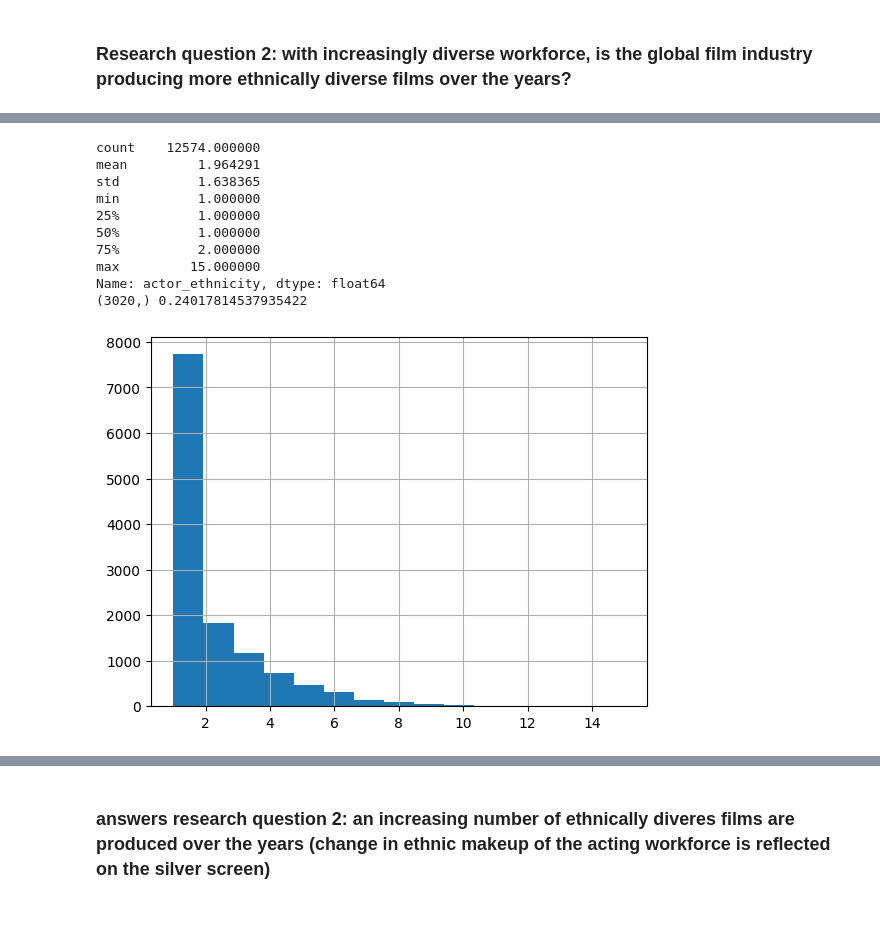
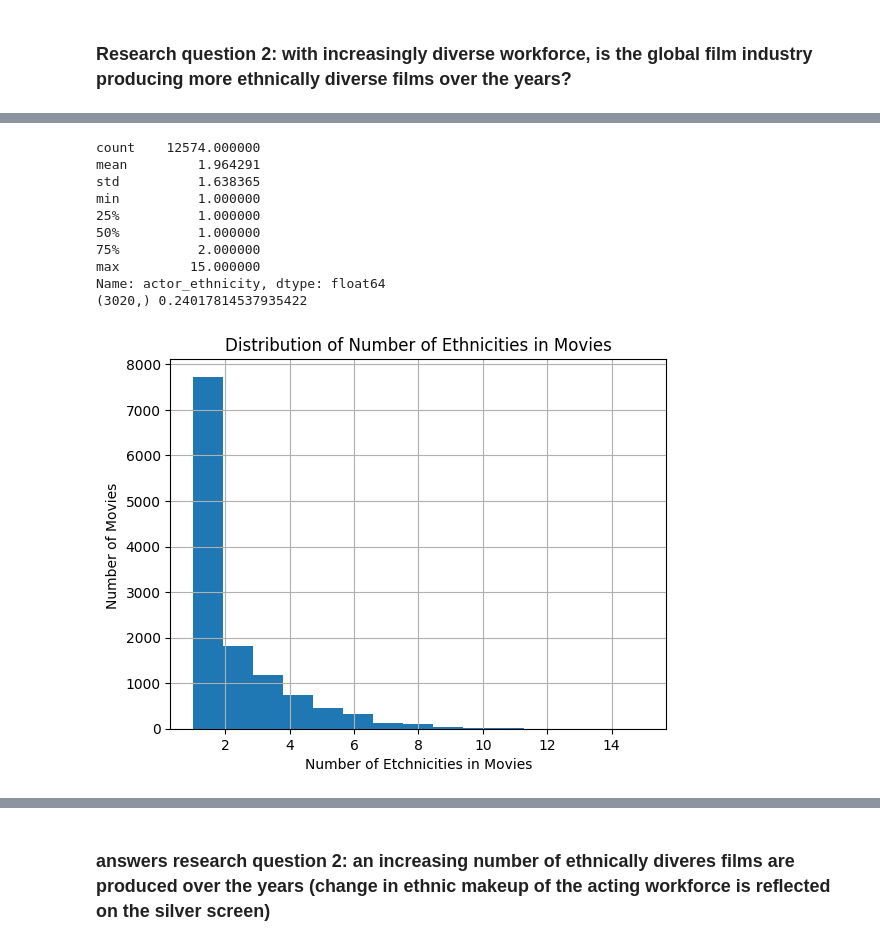
Before and after one commit to epfl-ada/ada-2023-project-zalix, a Jupyter notebook: project_milestone2.ipynb, the cells around one changed output, grey strips where cells are left out. Drawn from its saved outputs; the diff is of its cells as text; code cells hidden in the pictures; blank space fills up the shorter version.

```diff
--- a/project_milestone2.ipynb
+++ b/project_milestone2.ipynb
@@ -521,33 +521,35 @@ Name: averageRating, dtype: float64
 # %%
 # calculate number of ethnicities per film
 # NOTE: missing values in ethnicity column are ignored
 num_ethnicities_by_movie = movies_ratings_characters.groupby('wikipedia_movie_ID')['actor_ethnicity'].nunique()
 # NOTE fill with 1 if no actor ethnicity info is available for a movie
 num_ethnicities_by_movie[num_ethnicities_by_movie == 0] = 1
 
 # show distribution of number of ethnicities per film (across all years)
 # power law
 
 print(num_ethnicities_by_movie.describe())
-num_ethnicities_by_movie.hist(bins=num_ethnicities_by_movie.max())
+axes = num_ethnicities_by_movie.hist(bins=num_ethnicities_by_movie.max())
+
+axes.set(xlabel = "Number of Etchnicities in Movies",ylabel="Number of Movies ",title="Distribution of Number of Ethnicities in Movies")
 
 diverse_movies = num_ethnicities_by_movie[num_ethnicities_by_movie >= 3]
 # 24.02% films have cast whose number of ethnicities >= 3
 print(diverse_movies.shape, len(diverse_movies) / len(num_ethnicities_by_movie))
 
 # NOTE: hereafter, define ethnically diverse films as number of different ethnicities in cast members >= 3
 # %% [output]
 count    12574.000000
 mean         1.964291
 std          1.638365
 min          1.000000
 25%          1.000000
 50%          1.000000
 75%          2.000000
 max         15.000000
 Name: actor_ethnicity, dtype: float64
 (3020,) 0.24017814537935422
-[figure, old version]
+[figure, new version]
 # %%
 # add number of ethnicities for a movie as a new column
 df_unique_movies = df_unique_movies.assign(num_ethnicities=num_ethnicities_by_movie)
```
Also changed, not shown: parts of 6 cells of this notebook.
